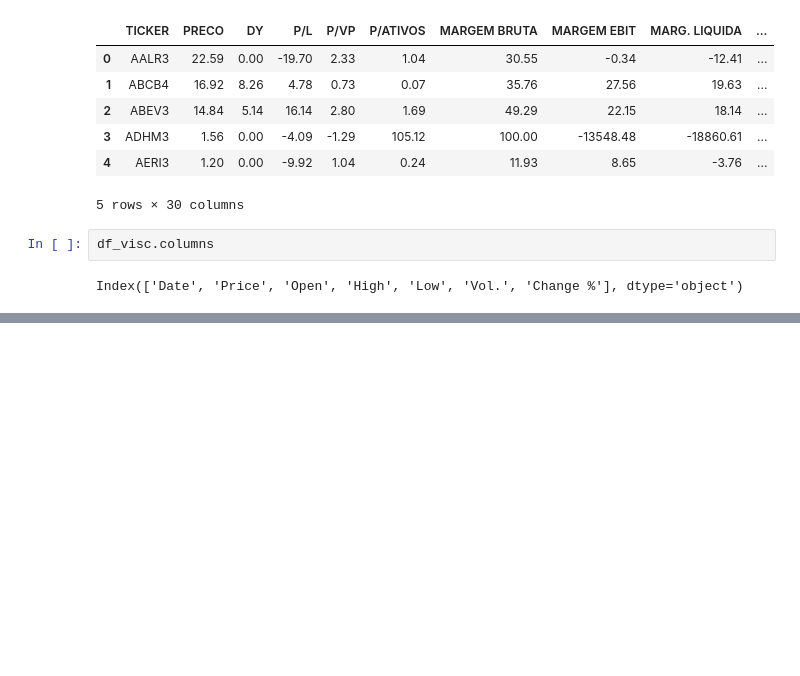
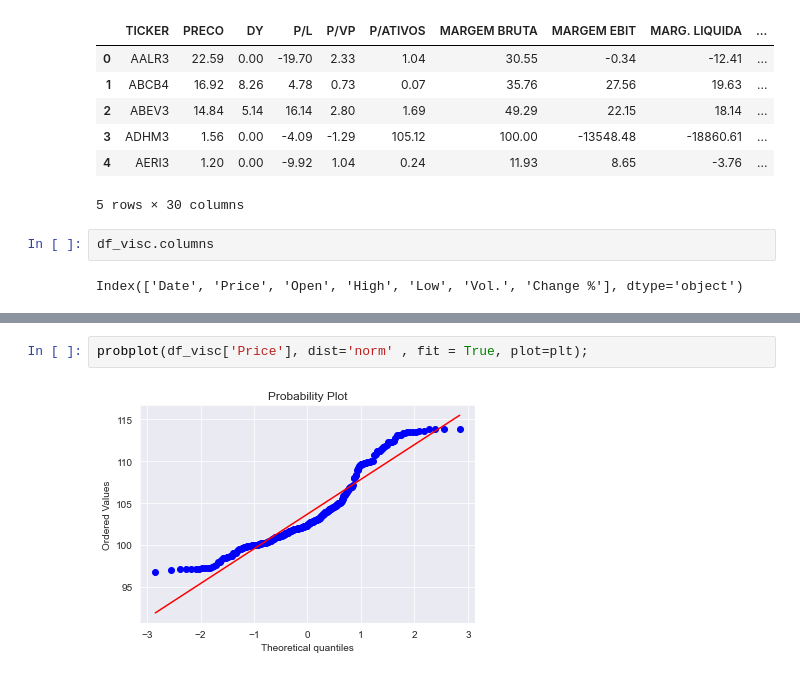
Before and after one commit to tvaditya/renda_variavel, a Jupyter notebook: Renda_variavel_01.ipynb, the cells around one changed output, grey strips where cells are left out. Drawn from its saved outputs; the diff is of its cells as text; blank space fills up the shorter version.

```diff
--- a/Renda_variavel_01.ipynb
+++ b/Renda_variavel_01.ipynb
@@ -218,0 +261,4 @@ memory usage: 1.3+ KB
+# %%
+probplot(df_visc['Price'], dist='norm' , fit = True, plot=plt);
+# %% [output]
+[figure, added]
```
Also changed, not shown: parts of 27 cells of this notebook, 1 other file.
